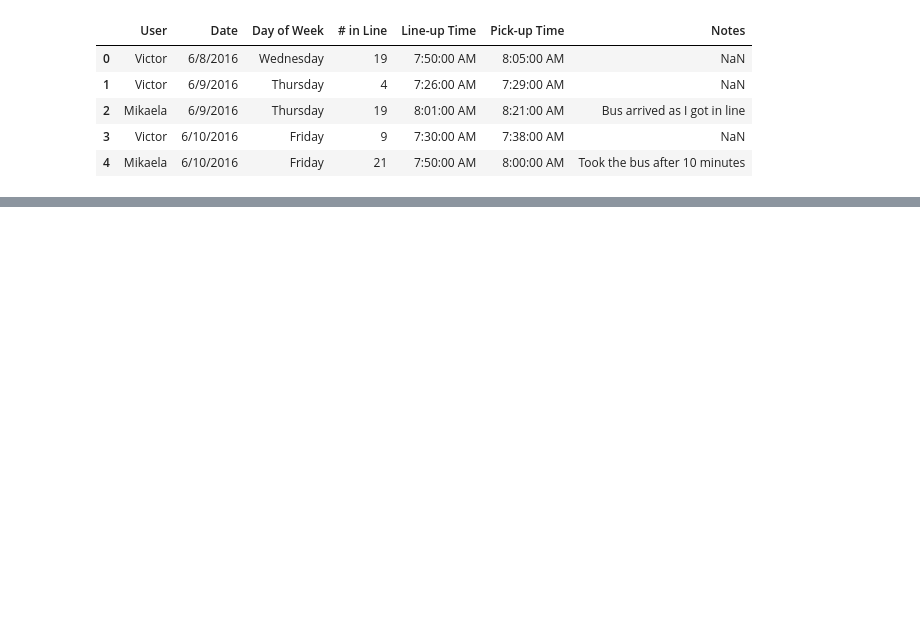
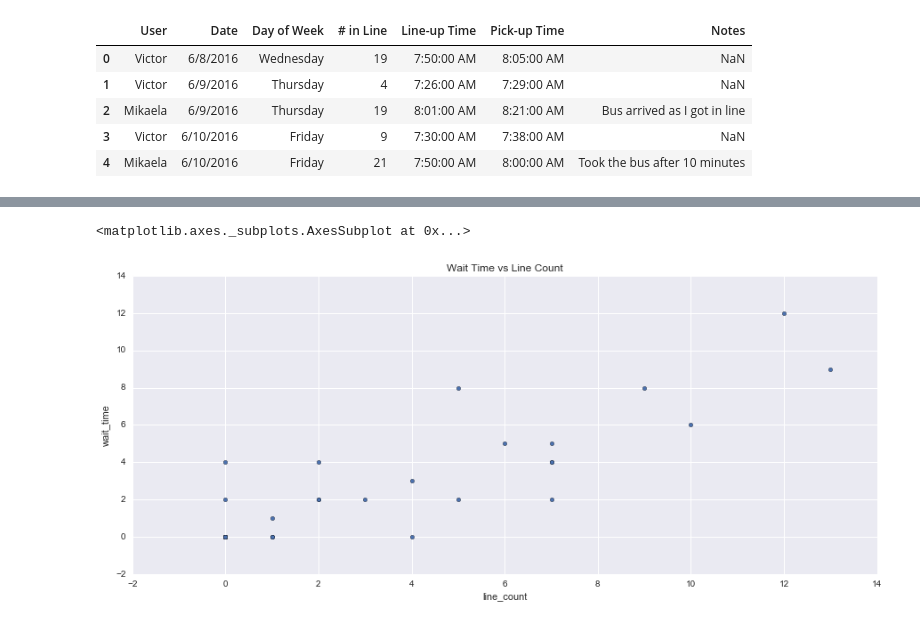
Before and after one commit to vicmora/projects, a Jupyter notebook: casual_carpool/Casual Carpool.ipynb, the cells around one changed output, grey strips where cells are left out. Saved outputs shown, nothing was run; the diff lists cells and outputs as text; code cells hidden in the pictures; blank space fills up the shorter version.

Commit message:
new charts

```diff
--- a/casual_carpool/Casual Carpool.ipynb
+++ b/casual_carpool/Casual Carpool.ipynb
@@ -42,0 +43,7 @@ data.head()
+# %%
+data['wait_time'] = (data['timestamp_depart'] - data['timestamp_arrive']).apply(lambda x: x.total_seconds() / 60)
+# %%
+df = data[['timestamp_arrive', 'line_count', 'wait_time']]
+# %%
+df = df.set_index('timestamp_arrive')
+df.head()
@@ -42,0 +58,5 @@ data.head()
+# %%
+df.loc[datetime.time(6, 30):datetime.time(7, 30)].plot(x='line_count', y='wait_time', kind='scatter', title='Wait Time vs Line Count')
+# %% [output]
+<matplotlib.axes._subplots.AxesSubplot at 0x...>
+[figure, added]
```
Also changed, not shown: parts of 11 cells of this notebook, 1 other file.
